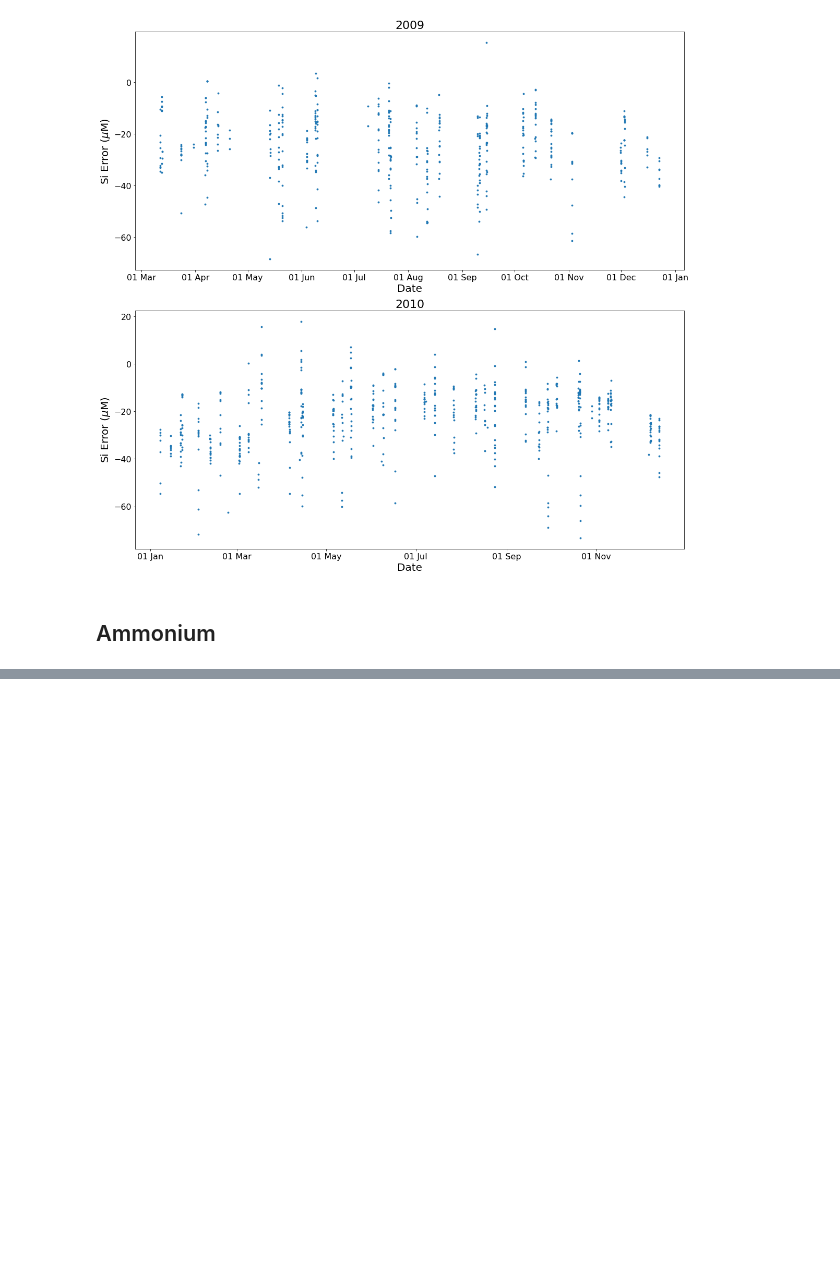
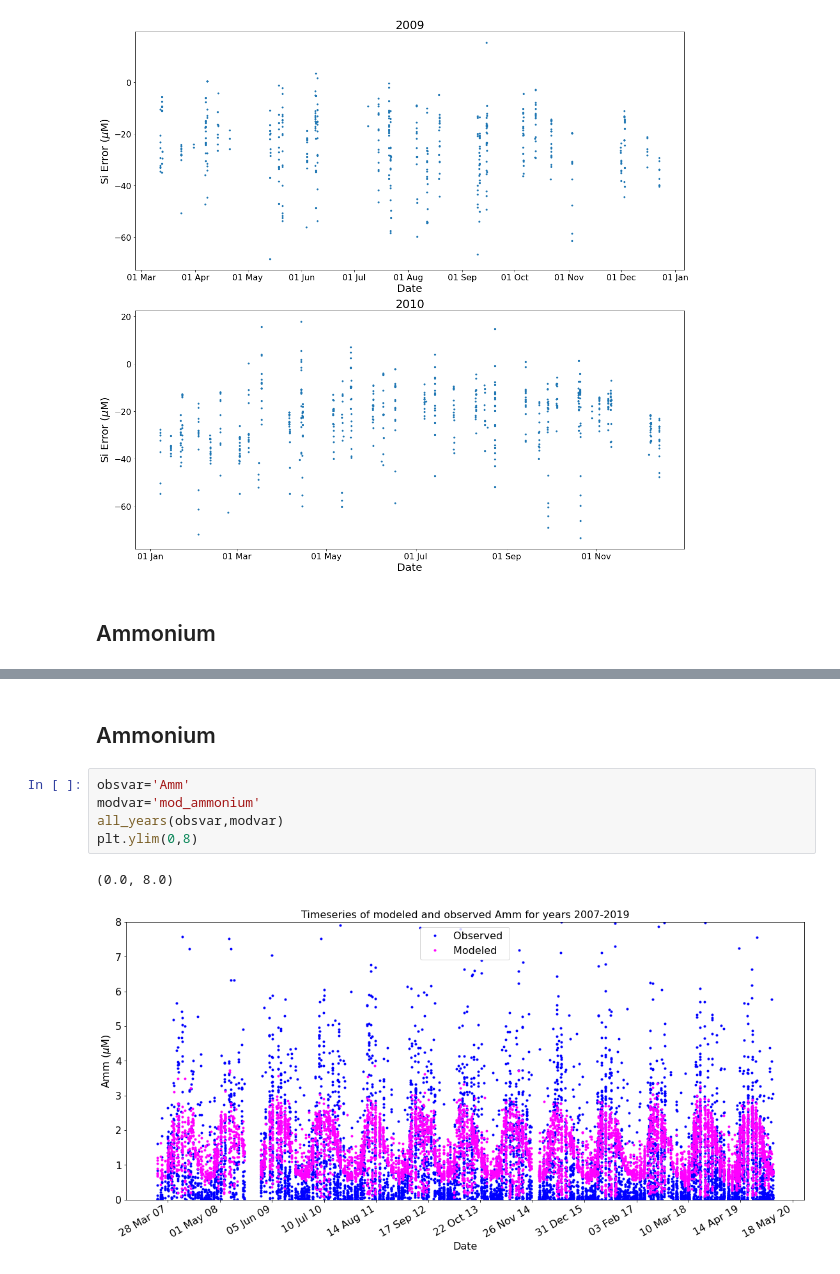
Before and after one commit to SalishSeaCast/analysis-keegan, a Jupyter notebook: notebooks/Evaluations/Time_Series_evaluation.ipynb, the cells around one changed output, grey strips where cells are left out. Cells and saved outputs as stored; diff of their text form; blank space fills up the shorter version.

```diff
--- a/notebooks/Evaluations/Time_Series_evaluation.ipynb
+++ b/notebooks/Evaluations/Time_Series_evaluation.ipynb
@@ -380,0 +418,10 @@ multi_timerror_graph(2,(16,15),years,obsvar,modvar)
+# %% [markdown]
+## Ammonium
+# %%
+obsvar='Amm'
+modvar='mod_ammonium'
+all_years(obsvar,modvar)
+plt.ylim(0,8)
+# %% [output]
+(0.0, 8.0)
+[figure, added]
```
Also changed, not shown: parts of 19 cells of this notebook.
